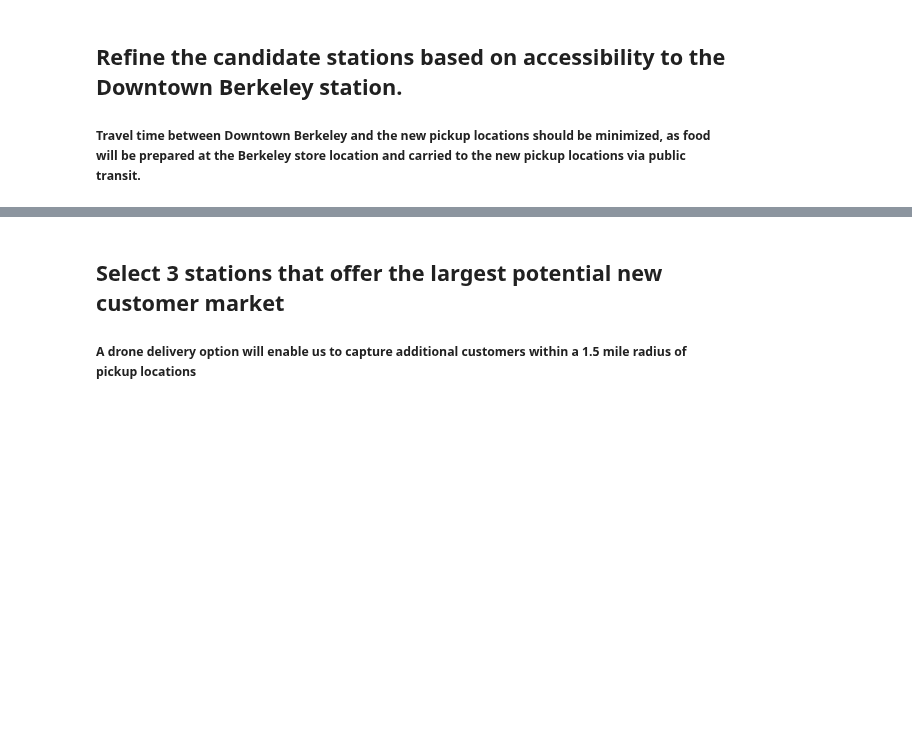
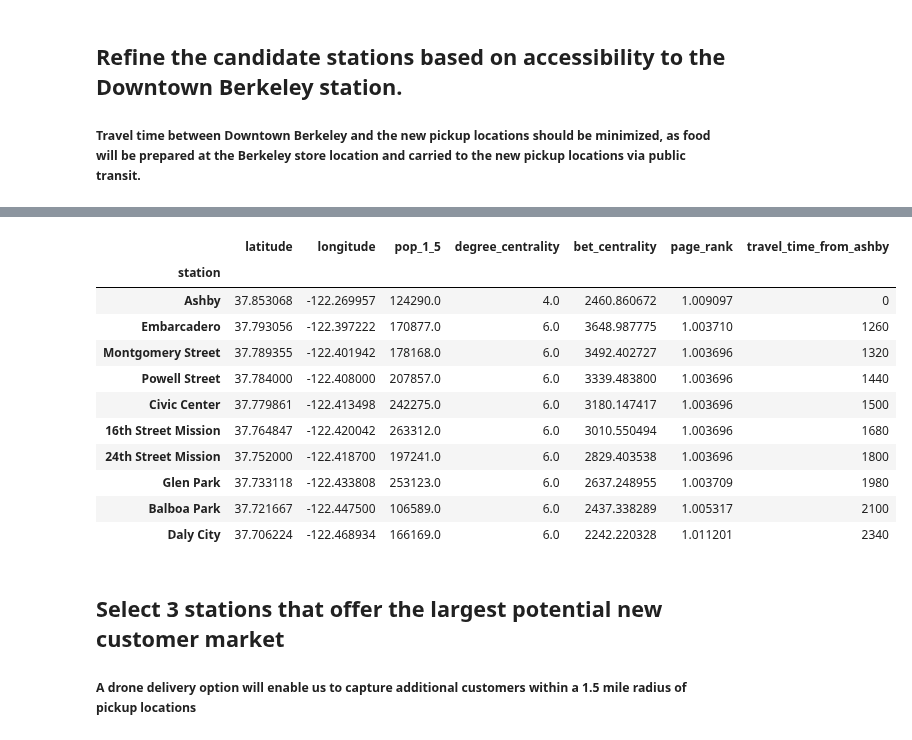
Before and after one commit to jvgalvin/Portfolio, a Jupyter notebook: notebooks/new_combined.ipynb, the cells around one changed output, grey strips where cells are left out. Drawn from its saved outputs; the diff is of its cells as text; code cells hidden in the pictures; blank space fills up the shorter version.

```diff
--- a/notebooks/new_combined.ipynb
+++ b/notebooks/new_combined.ipynb
@@ -414,3 +501,19 @@ df[(df["pop_1_5"] > berk_pop_1_5) &
+# %%
+potentials = df[(df["pop_1_5"] > berk_pop_1_5) & (df["bet_centrality"] > berk_bet_cent)]
+potentials.sort_values("travel_time_from_ashby")
+# %% [output]
+|  | latitude | longitude | pop_1_5 | degree_centrality | bet_centrality | page_rank | travel_time_from_ashby |
+| station |  |  |  |  |  |  |  |
+| Ashby | 37.853068 | -122.269957 | 124290.0 | 4.0 | 2460.860672 | 1.009097 | 0 |
+| Embarcadero | 37.793056 | -122.397222 | 170877.0 | 6.0 | 3648.987775 | 1.003710 | 1260 |
+| Montgomery Street | 37.789355 | -122.401942 | 178168.0 | 6.0 | 3492.402727 | 1.003696 | 1320 |
+| Powell Street | 37.784000 | -122.408000 | 207857.0 | 6.0 | 3339.483800 | 1.003696 | 1440 |
+| Civic Center | 37.779861 | -122.413498 | 242275.0 | 6.0 | 3180.147417 | 1.003696 | 1500 |
+| 16th Street Mission | 37.764847 | -122.420042 | 263312.0 | 6.0 | 3010.550494 | 1.003696 | 1680 |
+| 24th Street Mission | 37.752000 | -122.418700 | 197241.0 | 6.0 | 2829.403538 | 1.003696 | 1800 |
+| Glen Park | 37.733118 | -122.433808 | 253123.0 | 6.0 | 2637.248955 | 1.003709 | 1980 |
+| Balboa Park | 37.721667 | -122.447500 | 106589.0 | 6.0 | 2437.338289 | 1.005317 | 2100 |
+| Daly City | 37.706224 | -122.468934 | 166169.0 | 6.0 | 2242.220328 | 1.011201 | 2340 |
 # %% [markdown]
 ## Select 3 stations that offer the largest potential new customer market
 
```
Also changed, not shown: parts of 4 cells of this notebook.
